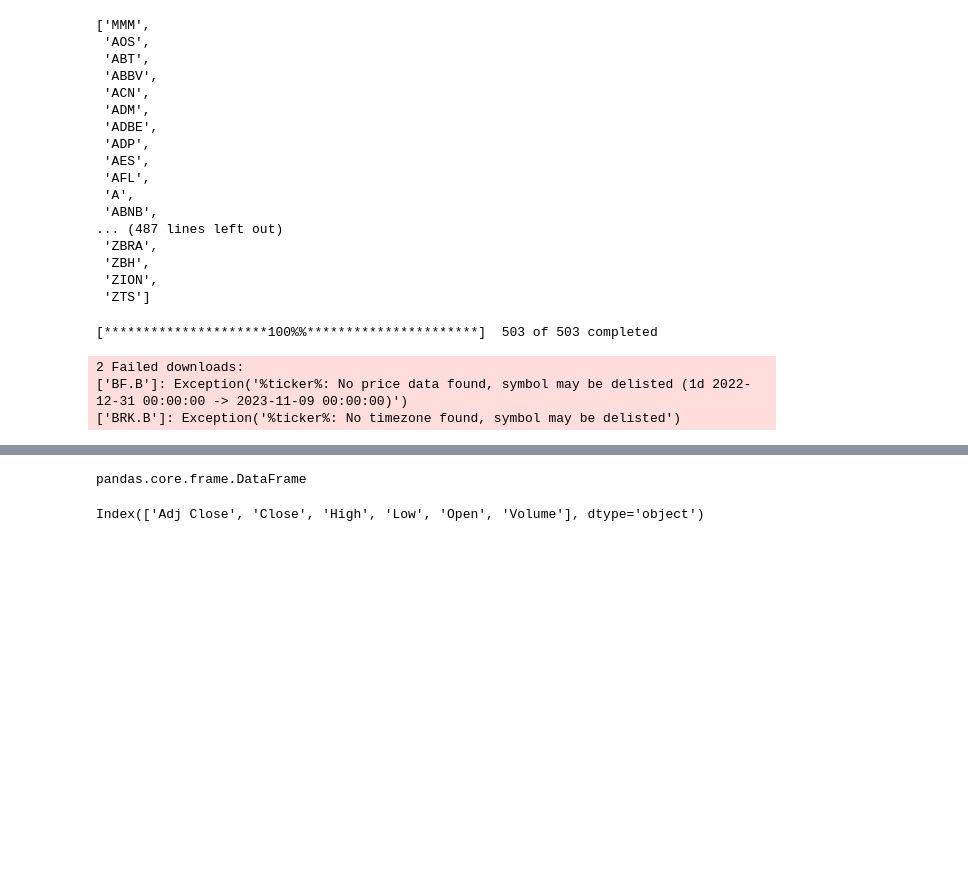
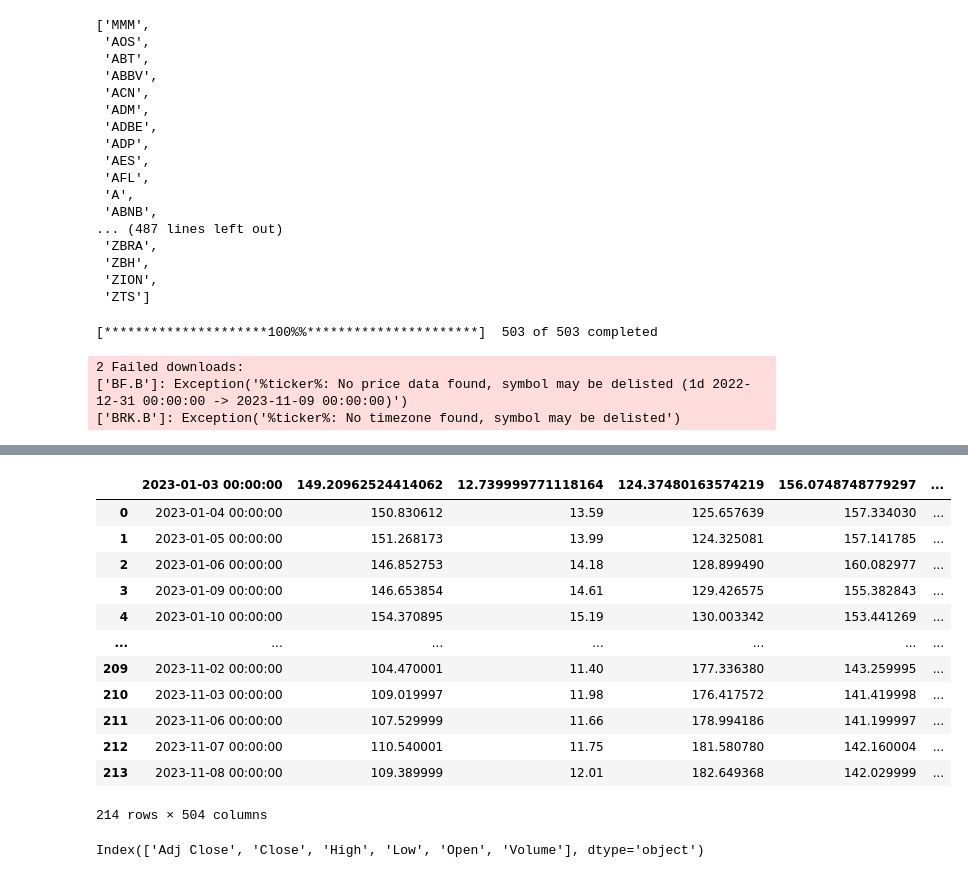
Before and after one commit to IgnacioGB1990/Anti-Theft-Alarm-BI-Project, a Jupyter notebook: stock/get_data_yahoo.ipynb, the cells around one changed output, grey strips where cells are left out. Cells and saved outputs as stored; diff of their text form; code cells hidden in the pictures; blank space fills up the shorter version.

```diff
--- a/stock/get_data_yahoo.ipynb
+++ b/stock/get_data_yahoo.ipynb
@@ -169,7 +169,3 @@ first_level_columns
 | 2023-11-07 | 110.540001 | 11.75 | 181.580780 | 142.160004 | 121.080002 | 94.800003 | 85.410004 | 315.190002 | 585.200012 | 168.110001 | ... | ... |
 | 2023-11-08 | 109.389999 | 12.01 | 182.649368 | 142.029999 | 117.660004 | 94.739998 | 84.120003 | 317.820007 | 585.309998 | 168.910004 | ... | ... |
 215 rows × 503 columns
-# %%
-type(first_level_columns)
-# %% [output]
-pandas.core.frame.DataFrame
@@ -178,3 +174,20 @@ datos.to_csv("stocks.csv", index=False)
+# %%
+read = pd.read_csv('data/prueba.csv',skiprows=1)
+read
+# %% [output]
+|  | 2023-01-03 00:00:00 | 149.20962524414062 | 12.739999771118164 | 124.37480163574219 | 156.0748748779297 | ... |
+| 0 | 2023-01-04 00:00:00 | 150.830612 | 13.59 | 125.657639 | 157.334030 | ... |
+| 1 | 2023-01-05 00:00:00 | 151.268173 | 13.99 | 124.325081 | 157.141785 | ... |
+| 2 | 2023-01-06 00:00:00 | 146.852753 | 14.18 | 128.899490 | 160.082977 | ... |
+| 3 | 2023-01-09 00:00:00 | 146.653854 | 14.61 | 129.426575 | 155.382843 | ... |
+| 4 | 2023-01-10 00:00:00 | 154.370895 | 15.19 | 130.003342 | 153.441269 | ... |
+| ... | ... | ... | ... | ... | ... | ... |
+| 209 | 2023-11-02 00:00:00 | 104.470001 | 11.40 | 177.336380 | 143.259995 | ... |
+| 210 | 2023-11-03 00:00:00 | 109.019997 | 11.98 | 176.417572 | 141.419998 | ... |
+| 211 | 2023-11-06 00:00:00 | 107.529999 | 11.66 | 178.994186 | 141.199997 | ... |
+| 212 | 2023-11-07 00:00:00 | 110.540001 | 11.75 | 181.580780 | 142.160004 | ... |
+| 213 | 2023-11-08 00:00:00 | 109.389999 | 12.01 | 182.649368 | 142.029999 | ... |
+214 rows × 504 columns
 # %%
 
 header_array = datos.columns.get_level_values(0).unique()
```
Also changed, not shown: parts of 13 cells of this notebook, 1 other file.
